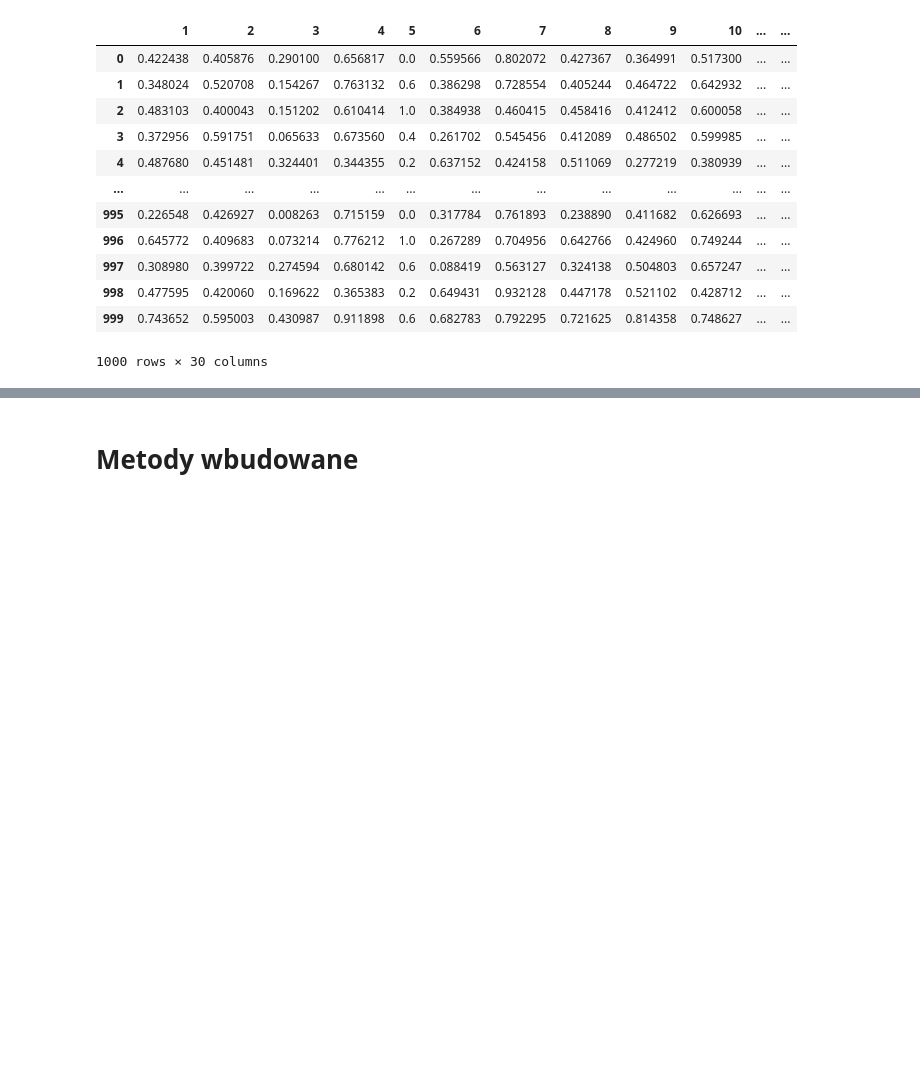
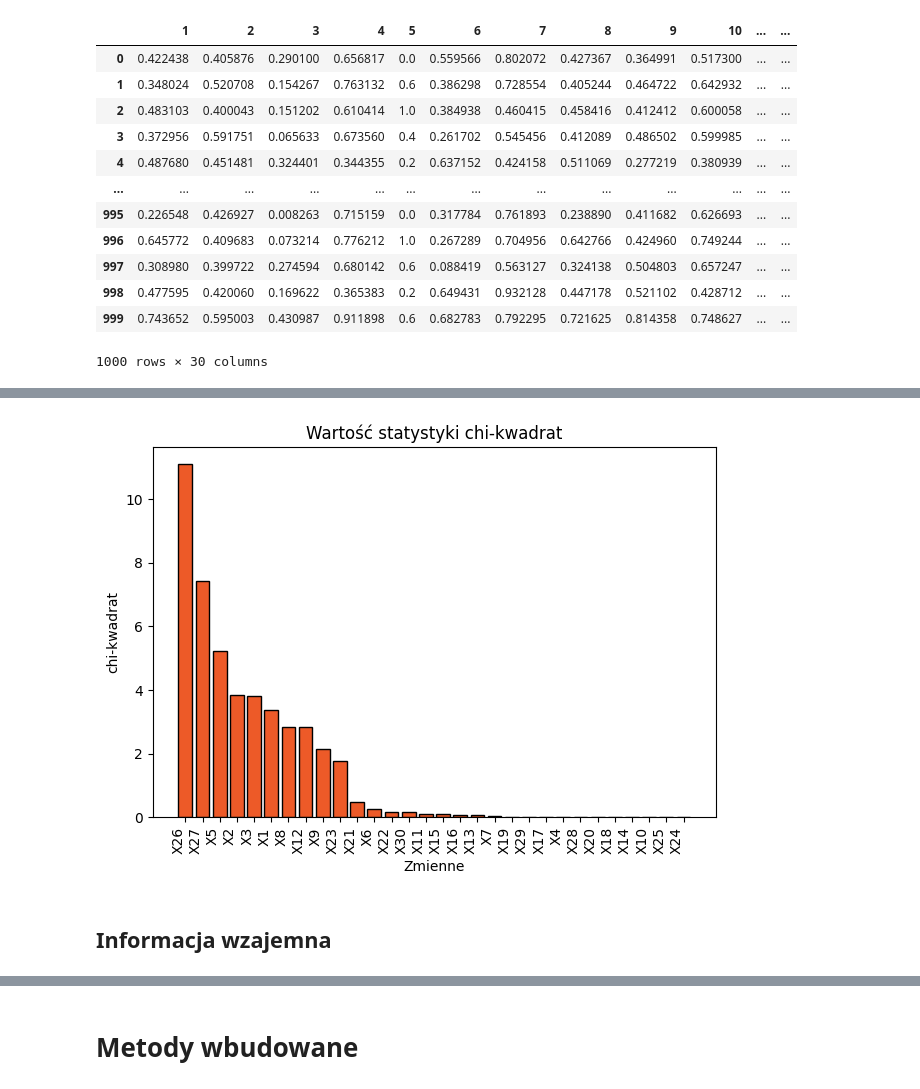
Before and after one commit to wilkdominik/Praca-licencjacka, a Jupyter notebook: Eksperyment koncowy/kody.ipynb, the cells around one changed output, grey strips where cells are left out. Cells and saved outputs as stored; diff of their text form; code cells hidden in the pictures; blank space fills up the shorter version.

```diff
--- a/Eksperyment koncowy/kody.ipynb
+++ b/Eksperyment koncowy/kody.ipynb
@@ -375,0 +225,4 @@ df_chi2
+# %%
+chi2_values = chi2(X_nieujemne,Y)[0]
+chi2_values = pd.Series(chi2_values, index=df_train.columns).sort_values(ascending=False)
+chi2_values
@@ -375,0 +247,12 @@ df_chi2
+# %%
+plt.bar(chi2_values.index,chi2_values.values, color='#ED5A28', edgecolor='black')
+plt.title('Wartość statystyki chi-kwadrat')
+plt.xlabel('Zmienne')
+plt.ylabel('chi-kwadrat')
+
+plt.xticks(rotation=90, ha='right')
+plt.tight_layout()
+
+plt.show()
+# %% [output]
+[figure, added]
@@ -376,3 +261,5 @@ df_chi2
+# %% [markdown]
+## Informacja wzajemna
 # %%
 from sklearn.feature_selection import mutual_info_classif
 
```
Also changed, not shown: parts of 55 cells of this notebook.
